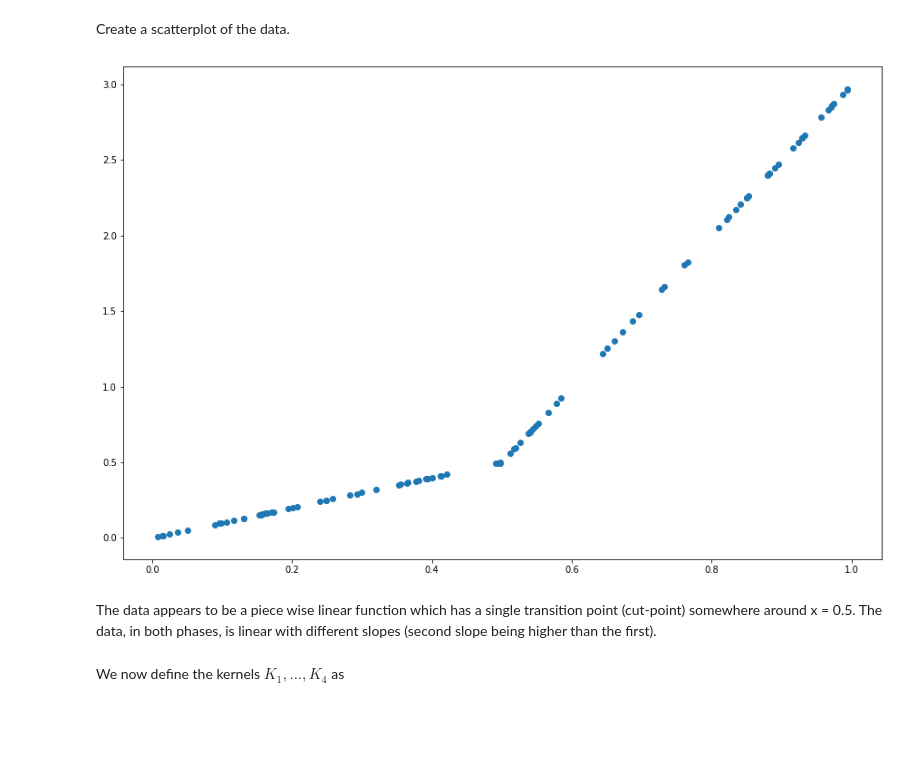
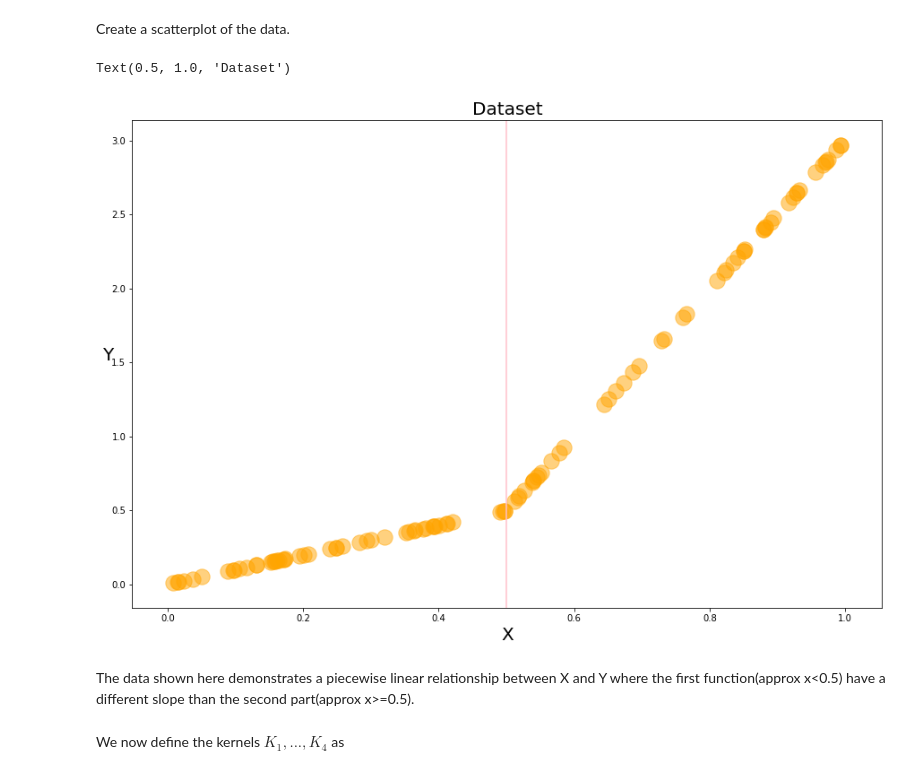
Before and after one commit to subratkishoredutta/EML-coding-questions, a Jupyter notebook: Practical_Problem4.ipynb, the cells around one changed output. Cells and saved outputs as stored; diff of their text form; code cells hidden in the pictures; blank space fills up the shorter version.

```diff
--- a/Practical_Problem4.ipynb
+++ b/Practical_Problem4.ipynb
@@ -12,19 +12,22 @@ plt.rcParams['figure.figsize'] = [15, 10]
 Now, we can load the data at data.csv and turn it into the predictor X and the target y
 # %%
 # X is contained in the first column of the data, y in the second.
-
-data = pd.read_csv("data.csv", header = None)
-X = data[0]
-y = data[1]
+data=pd.read_csv('data.csv',names=['X','y'])
 # %% [markdown]
 Create a scatterplot of the data.
-# %%
-plt.scatter(X, y)
-plt.show()
-# %% [output]
-[figure, removed]
-# %% [markdown]
-The data appears to be a piece wise linear function which has a single transition point (cut-point) somewhere around x = 0.5. The data, in both phases, is linear with different slopes (second slope being higher than the first).
+# %%
+X=data['X']
+y=data['y']
+plt.scatter(X,y,color='orange',alpha=0.5,s=300)
+plt.xlabel('X',fontsize=20)
+plt.axvline(x = 0.5, color = 'pink')
+plt.ylabel('Y',rotation=0,fontsize=20)
+plt.title('Dataset',fontsize=20)
+# %% [output]
+Text(0.5, 1.0, 'Dataset')
+[figure, added]
+# %% [markdown]
+The data shown here demonstrates a piecewise linear relationship between X and Y where the first function(approx x<0.5) have a different slope than the second part(approx x>=0.5).
 # %% [markdown]
 We now define the kernels $K_1,...,K_4$ as
 # %%
```
Also changed, not shown: parts of 7 cells of this notebook.
